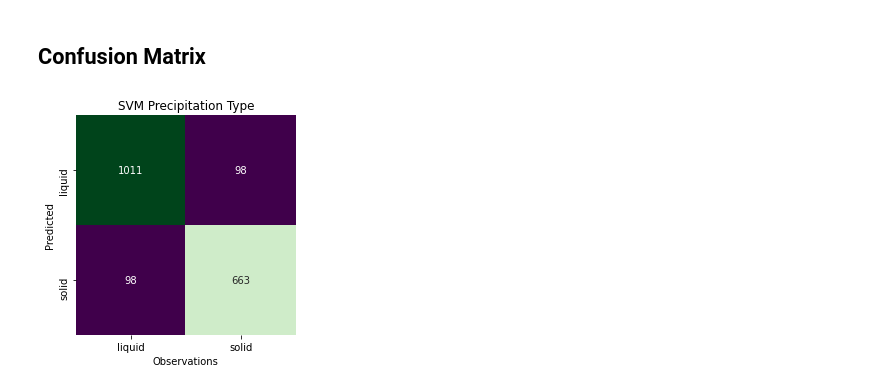
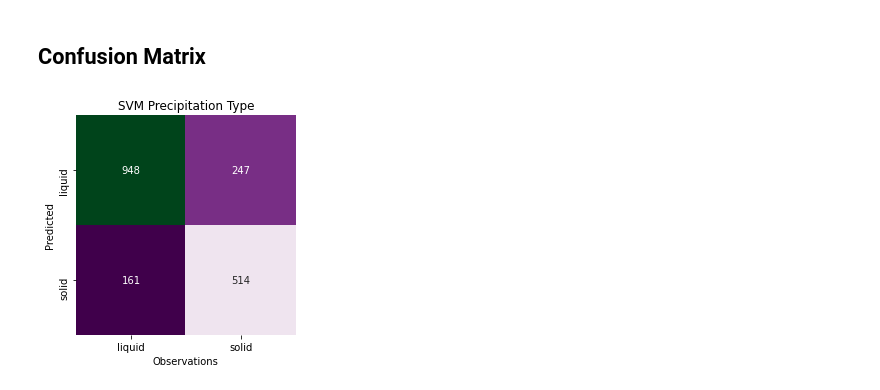
Before and after one commit to szymbor2/ATMS597-Project5-GroupG, a Jupyter notebook: project5.ipynb, the cells around one changed output. Saved outputs shown, nothing was run; the diff lists cells and outputs as text; code cells hidden in the pictures.

```diff
--- a/project5.ipynb
+++ b/project5.ipynb
@@ -28,5 +42,5 @@ Requirement already satisfied: wget in /usr/local/lib/python3.6/dist-packages (3
 # %%
-YOUR_DIRECTORY = '/content/drive/My Drive/Colab Notebooks/Project_5/'
+YOUR_DIRECTORY = '/content/drive/My Drive/Colab Notebooks/ATMS597/project5/'
 # %% [markdown]
 # Get Data
 <b> Get Data </b> - Once you run this and have the data, do not need to run again.
@@ -325,15 +359,15 @@ Testing Brier Score: 0.10481283422459893
 ## Confusion Matrix
 # %%
 # Create Matrix
-matrix = confusion_matrix(test_labels, svmc.predict(test_features))
+matrix = confusion_matrix(test_labels, clf.predict(test_features))
 
 # Plot matrix
 labels = ['liquid', 'solid']
-sns.heatmap(matrix.T, square = True, annot = True, fmt = 'd', cbar = False, xticklabels = labels, yticklabels = labels, cmap = 'PRGn')
+sns.heatmap(matrix.T, square=True, annot=True, fmt='d', cbar=False, xticklabels=labels, yticklabels=labels, cmap='PRGn')
 pyplot.title('SVM Precipitation Type')
 pyplot.xlabel('Observations')
 pyplot.ylabel('Predicted')
 pyplot.tight_layout()
-pyplot.savefig(YOUR_DIRECTORY + 'svm_confmatrix.png', dpi = 300)
+pyplot.savefig(YOUR_DIRECTORY + 'svm_confmatrix.png', dpi=300)
 # %% [output]
-[figure, old version]
+[figure, new version]
```
Also changed, not shown: parts of 20 cells of this notebook.
